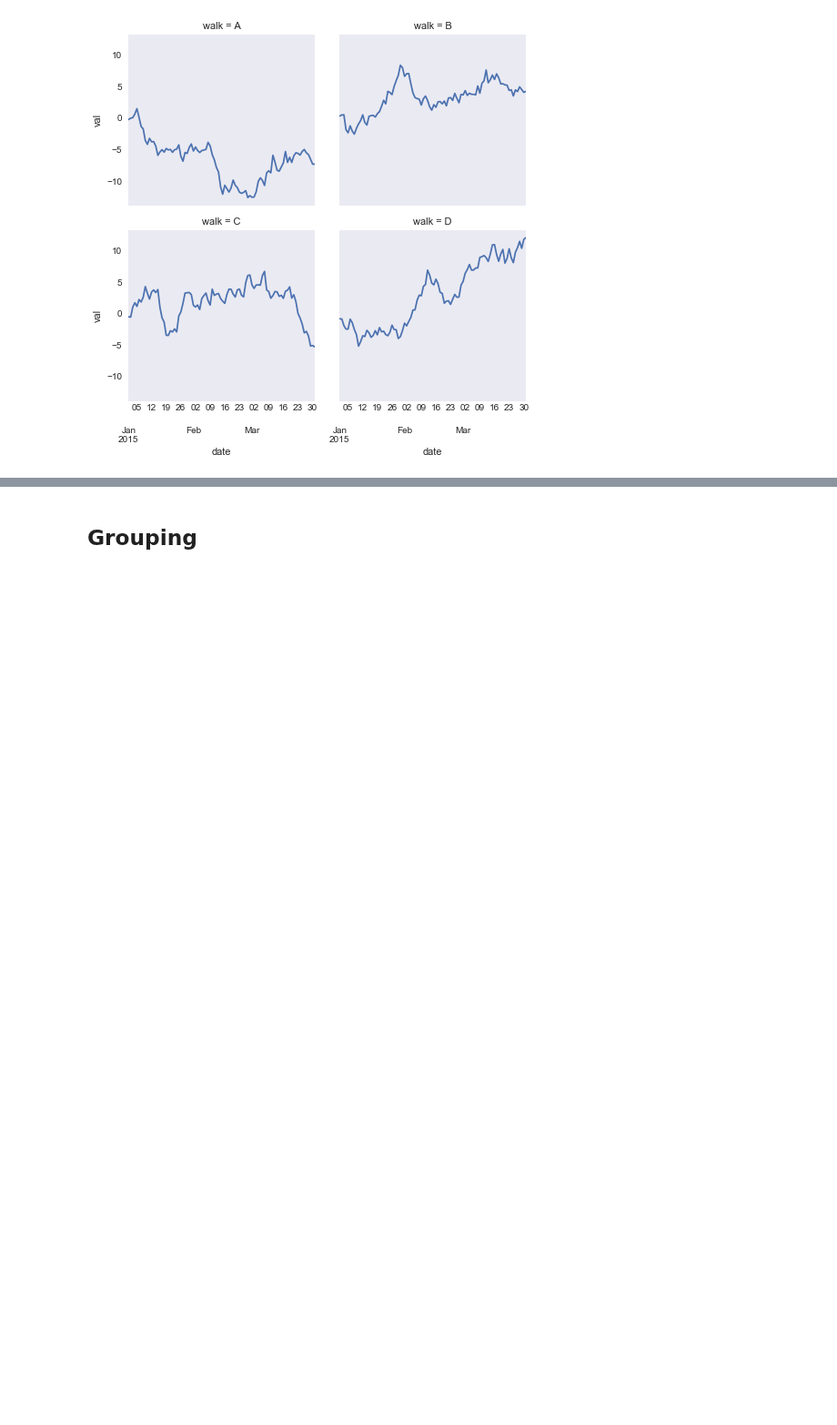
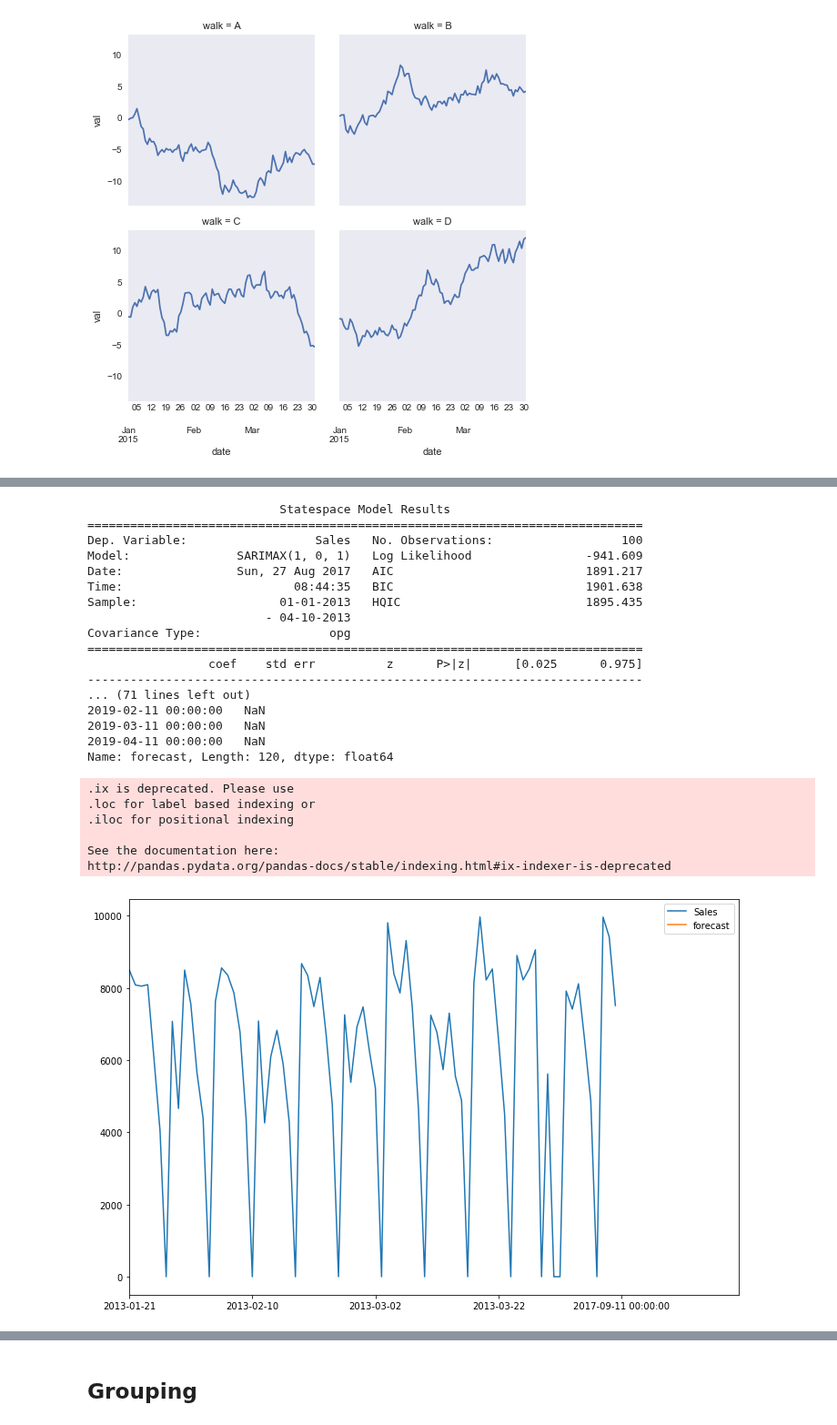
Before and after one commit to jtang145/machine-learning-courses, a Jupyter notebook: graduation_project/play_ground.ipynb, the cells around one changed output, grey strips where cells are left out. Shown at 91% size. Drawn from its saved outputs; the diff is of its cells as text; code cells hidden in the pictures; blank space fills up the shorter version.

Commit message:
implement prediction visulization

```diff
--- a/graduation_project/play_ground.ipynb
+++ b/graduation_project/play_ground.ipynb
@@ -134,0 +173,5 @@ g = g.map_dataframe(dateplot, "date", "val")
+# %%
+data = data[0:100]
+data.replace([np.inf, -np.inf], np.nan, inplace = True)
+data.fillna(0, inplace = True)
+print(data.tail(3))
@@ -134,0 +183,73 @@ g = g.map_dataframe(dateplot, "date", "val")
+# %%
+import pandas as pd
+import numpy as np
+import datetime
+from dateutil.relativedelta import relativedelta
+import statsmodels.api as sm
+
+#def test_final_output():
+# data = pd.DataFrame({'Sales':[199,100,222],'Date':['2017-06-01','2017-07-29','2017-08-26']})
+#data = pd.DataFrame({'Sales':[199,100,222]})
+# data['Sales'] = daily_sales['Sales']
+# data['Date'] = daily_sales['Date']
+# data['Store'] = daily_sales['Store']
+# data = data[data.Store == 6]
+# data.sort_values("Date", ascending= True, inplace= True)
+# data.reset_index(inplace = True)
+
+df = data
+nobs=len(df)
+#pd.index = pd.to_datetime(df['Date'])
+
+# df.set_index(['Date'], inplace=True)
+# df.index.name=None
+
+# df.index.name=None
+# df.reset_index(inplace=True)
+# start = datetime.datetime.strptime("2017-06-01", "%Y-%m-%d")
+# date_list = [start + relativedelta(months=x) for x in range(0,3)]
+# print(date_list)
+# df['index'] = date_list
+# df.columns= ['riders']
+# df['riders'] = df.riders.apply(lambda x: int(x)*100)
+
+mod = sm.tsa.statespace.SARIMAX(df.Sales, trend='c', order=(1,0,1))
+# mod = sm.tsa.statespace.SARIMAX(df.Sales, trend='n')
+results = mod.fit(trend='c', disp=False,transparams=True)
+
+print(results.summary())
+
+start = datetime.datetime.strptime("2017-09-11", "%Y-%m-%d")
+date_list = [start + relativedelta(months=x) for x in range(0,20)]
+future = pd.DataFrame(index=date_list, columns= df.columns)
+df = pd.concat([df, future])
+# print(df.head(3))
+
+df['forecast'] = results.predict(start = 1, dynamic= True)
+df[['Sales', 'forecast']].ix[-100:].plot(figsize=(12, 8))
+print (df.forecast/100)
+# %% [output]
+                           Statespace Model Results
+==============================================================================
+Dep. Variable:                  Sales   No. Observations:                  100
+Model:               SARIMAX(1, 0, 1)   Log Likelihood                -941.609
+Date:                Sun, 27 Aug 2017   AIC                           1891.217
+Time:                        08:44:35   BIC                           1901.638
+Sample:                    01-01-2013   HQIC                          1895.435
+                         - 04-10-2013
+Covariance Type:                  opg
+==============================================================================
+                 coef    std err          z      P>|z|      [0.025      0.975]
+------------------------------------------------------------------------------
+... (71 lines left out)
+2019-02-11 00:00:00   NaN
+2019-03-11 00:00:00   NaN
+2019-04-11 00:00:00   NaN
+Name: forecast, Length: 120, dtype: float64
+.ix is deprecated. Please use
+.loc for label based indexing or
+.iloc for positional indexing
+
+See the documentation here:
+http://pandas.pydata.org/pandas-docs/stable/indexing.html#ix-indexer-is-deprecated
+[figure, added]
```
Also changed, not shown: parts of 8 cells of this notebook, 1 other file.
